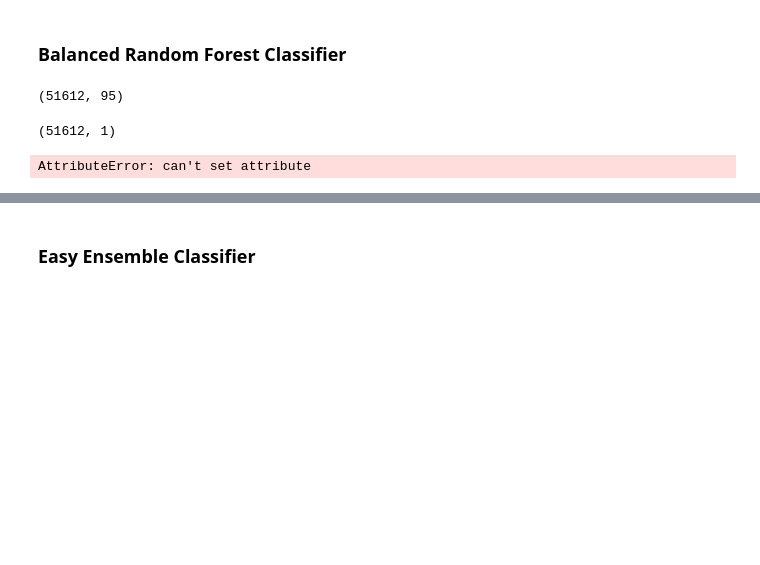
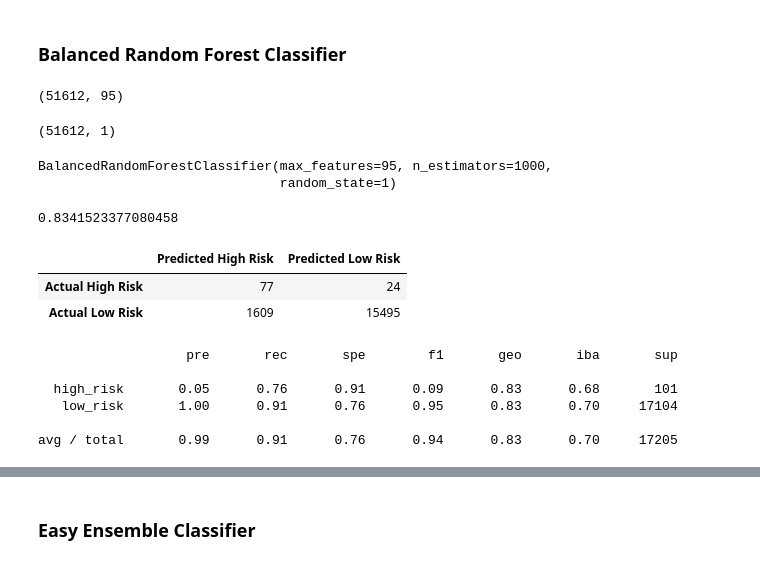
Before and after one commit to chaka37/Risky_Business, a Jupyter notebook: Resample_and_Ensemble/Starter_Code/credit_risk_ensemble.ipynb, the cells around one changed output, grey strips where cells are left out. Cells and saved outputs as stored; diff of their text form; code cells hidden in the pictures; blank space fills up the shorter version.

```diff
--- a/Resample_and_Ensemble/Starter_Code/credit_risk_ensemble.ipynb
+++ b/Resample_and_Ensemble/Starter_Code/credit_risk_ensemble.ipynb
@@ -20,8 +20,8 @@ from sklearn.preprocessing import StandardScaler
 ## Read the CSV and Perform Basic Data Cleaning
 # %%
 # Load the data
-file_path = Path('Resources/LoanStats_2019q1.csv')
-df = pd.read_csv(file_path)
+
+df = pd.read_csv("/content/LoanStats_2019Q1.csv")
 
 # Preview the data
 df.head()
@@ -116,7 +116,12 @@ y_train.shape
 # %%
 brf.fit(X_train_scaled, y_train)
 # %% [output]
-AttributeError: can't set attribute
+BalancedRandomForestClassifier(max_features=95, n_estimators=1000,
+                               random_state=1)
 # %%
 # Calculated the balanced accuracy score
-# YOUR CODE HERE
+y_pred_brf = brf.predict(X_test_scaled)
+bas_brf=balanced_accuracy_score(y_test, y_pred_brf)
+print(bas_brf)
+# %% [output]
+0.8341523377080458
@@ -126,5 +128,23 @@ AttributeError: can't set attribute
+# %%
+# Display the confusion matrix
+cm_brf = confusion_matrix(y_test, y_pred_brf)
+cm_df_brf = pd.DataFrame(
+    cm_brf, index=["Actual High Risk", "Actual Low Risk"], columns=["Predicted High Risk", "Predicted Low Risk"]
+)
+cm_df_brf
+# %% [output]
+|  | Predicted High Risk | Predicted Low Risk |
+| Actual High Risk | 77 | 24 |
+| Actual Low Risk | 1609 | 15495 |
 # %%
 # Print the imbalanced classification report
-# YOUR CODE HERE
+print(classification_report_imbalanced(y_test, y_pred_brf))
+# %% [output]
+                   pre       rec       spe        f1       geo       iba       sup
+
+  high_risk       0.05      0.76      0.91      0.09      0.83      0.68       101
+   low_risk       1.00      0.91      0.76      0.95      0.83      0.70     17104
+
+avg / total       0.99      0.91      0.76      0.94      0.83      0.70     17205
 # %%
 # List the features sorted in descending order by feature importance
```
Also changed, not shown: parts of 8 cells of this notebook.
